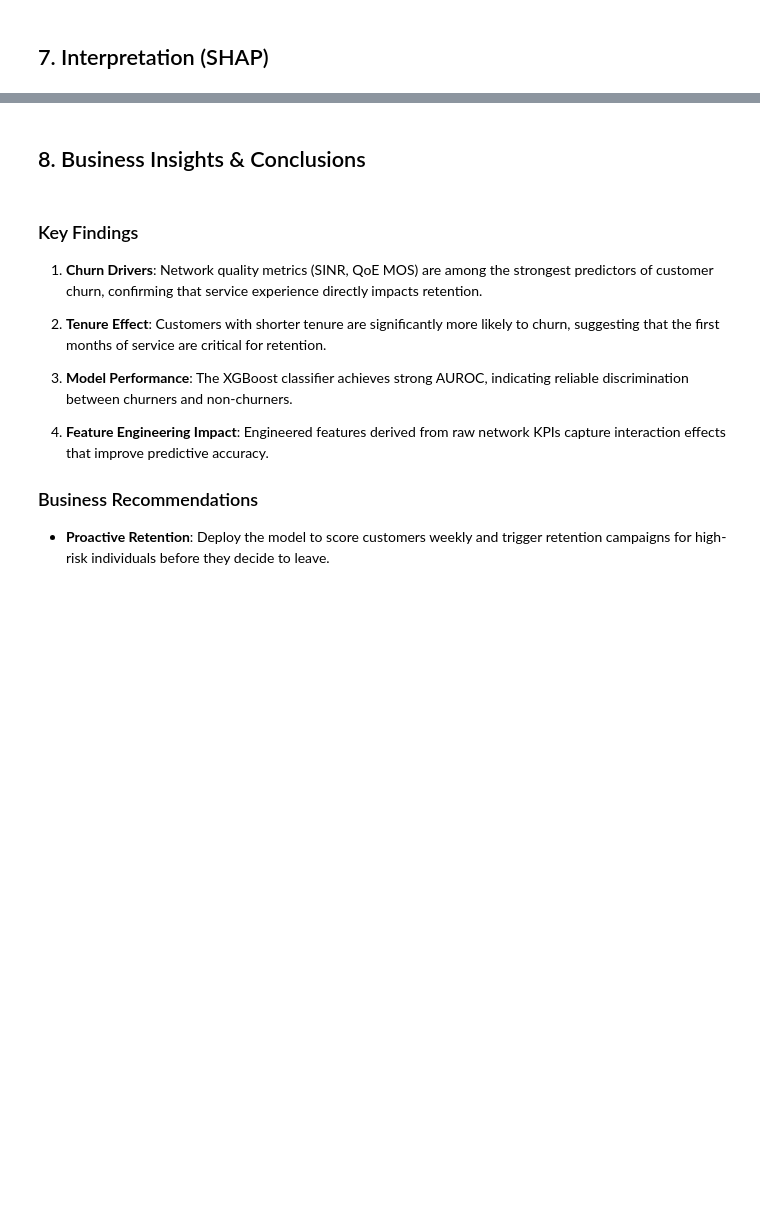
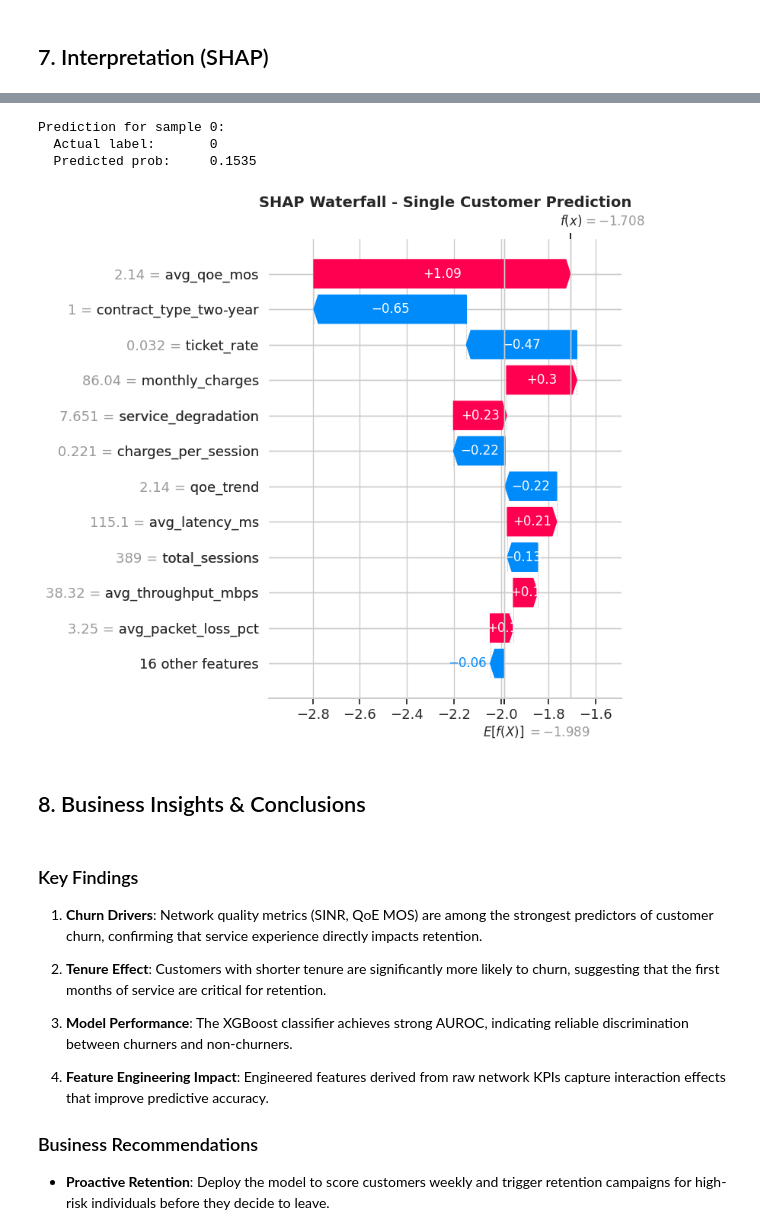
Before and after one commit to adityonugrohoid/telecom-churn-prediction, a Jupyter notebook: notebooks/01_churn_prediction.ipynb, the cells around one changed output, grey strips where cells are left out. Cells and saved outputs as stored; diff of their text form; code cells hidden in the pictures; blank space fills up the shorter version.

```diff
--- a/notebooks/01_churn_prediction.ipynb
+++ b/notebooks/01_churn_prediction.ipynb
@@ -146,11 +245,19 @@ if new_cols:
 # %% [markdown]
 ## 5. Model Training
 # %%
-from churn_prediction.model import XGBoostChurnClassifier
+from churn_prediction.models import XGBoostChurnClassifier
 
-model = XGBoostChurnClassifier(random_state=RANDOM_STATE)
+# Drop non-feature columns before modeling
+cols_to_drop = [c for c in ["customer_id", "timestamp"] if c in df_features.columns]
+df_model = df_features.drop(columns=cols_to_drop)
+
+# Convert boolean columns to int for XGBoost compatibility
+bool_cols = df_model.select_dtypes(include=["bool"]).columns
+df_model[bool_cols] = df_model[bool_cols].astype(int)
+
+model = XGBoostChurnClassifier()
 X_train, X_test, y_train, y_test = model.prepare_data(
-    df_features, target="is_churned"
+    df_model, target_col="is_churned", random_state=RANDOM_STATE
 )
 
 print(f"Training set: {X_train.shape}")
@@ -228,5 +371,10 @@ import shap
 explainer = shap.TreeExplainer(model.model)
 shap_values = explainer.shap_values(X_test)
 
+# For binary classification, shap_values may be a list of two arrays;
+# use the positive class (index 1) in that case
+if isinstance(shap_values, list):
+    shap_values = shap_values[1]
+
 print(f"SHAP values shape: {shap_values.shape}")
 print(f"Number of features explained: {shap_values.shape[1]}")
@@ -241,27 +394,33 @@ plt.show()
 # %%
 # SHAP waterfall plot for a single prediction
 sample_idx = 0
 expected_value = explainer.expected_value
-if isinstance(expected_value, np.ndarray):
-    expected_value = expected_value[0]
+# For binary classification, expected_value may be an array
+if isinstance(expected_value, (list, np.ndarray)):
+    expected_value = expected_value[1] if len(expected_value) > 1 else expected_value[0]
 
 explanation = shap.Explanation(
     values=shap_values[sample_idx],
     base_values=expected_value,
     data=X_test.iloc[sample_idx],
     feature_names=X_test.columns.tolist()
 )
 
 print(f"Prediction for sample {sample_idx}:")
 print(f"  Actual label:       {y_test.iloc[sample_idx]}")
 print(f"  Predicted prob:     {y_prob[sample_idx]:.4f}")
 print()
 
 fig, ax = plt.subplots(figsize=(12, 6))
 shap.plots.waterfall(explanation, max_display=12, show=False)
 plt.title("SHAP Waterfall - Single Customer Prediction", fontsize=14, fontweight="bold")
 plt.tight_layout()
 plt.show()
+# %% [output]
+Prediction for sample 0:
+  Actual label:       0
+  Predicted prob:     0.1535
+[figure, added]
 # %% [markdown]
 ## 8. Business Insights & Conclusions
 # %% [markdown]
```
Also changed, not shown: parts of 21 cells of this notebook, 3 other files.
